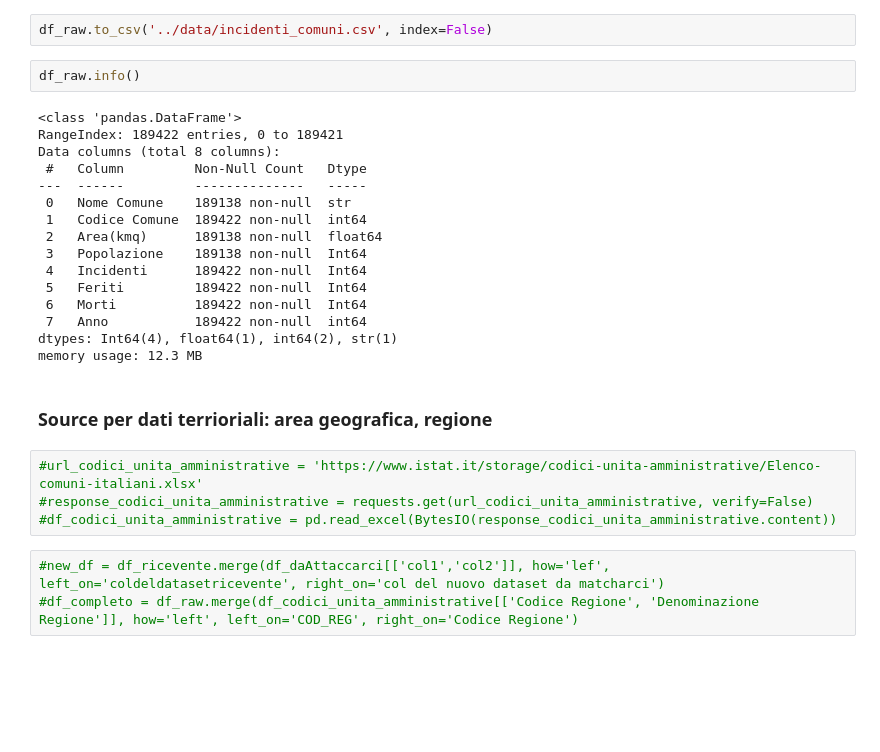
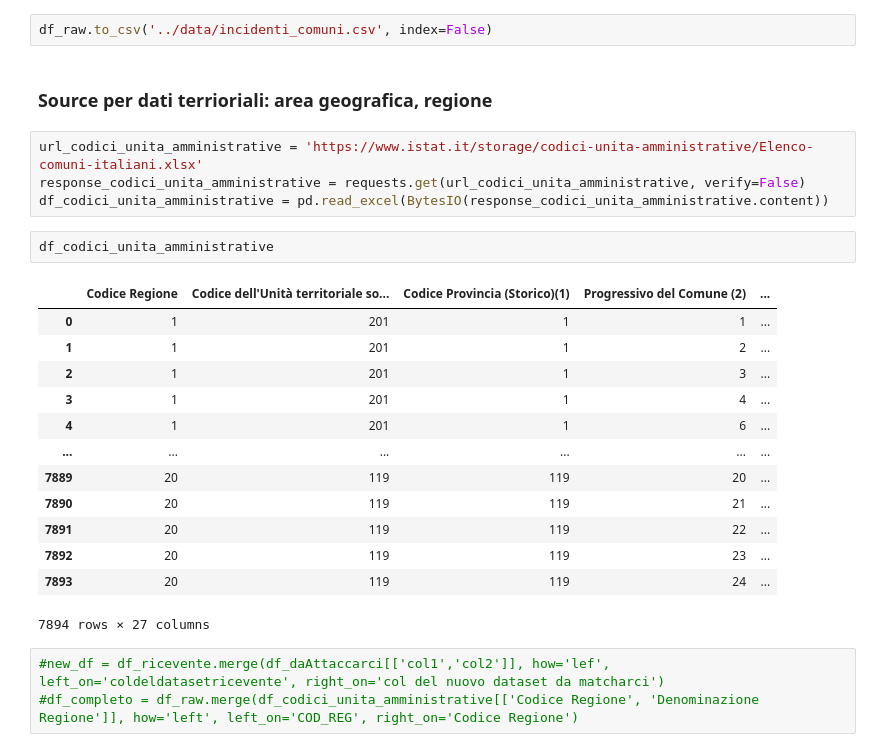
Before and after one commit to giuliocipone-lang/Boolean_capstone_project, a Jupyter notebook: sandbox/notebook1.ipynb, the cells around one changed output. Saved outputs shown, nothing was run; the diff lists cells and outputs as text; blank space fills up the shorter version.

```diff
--- a/sandbox/notebook1.ipynb
+++ b/sandbox/notebook1.ipynb
@@ -261,29 +247,27 @@ df_raw[['Popolazione','Incidenti', 'Feriti', 'Morti']] = df_raw[['Popolazione','
 # %%
 df_raw.to_csv('../data/incidenti_comuni.csv', index=False)
-# %%
-df_raw.info()
-# %% [output]
-<class 'pandas.DataFrame'>
-RangeIndex: 189422 entries, 0 to 189421
-Data columns (total 8 columns):
- #   Column         Non-Null Count   Dtype
----  ------         --------------   -----
- 0   Nome Comune    189138 non-null  str
- 1   Codice Comune  189422 non-null  int64
- 2   Area(kmq)      189138 non-null  float64
- 3   Popolazione    189138 non-null  Int64
- 4   Incidenti      189422 non-null  Int64
- 5   Feriti         189422 non-null  Int64
- 6   Morti          189422 non-null  Int64
- 7   Anno           189422 non-null  int64
-dtypes: Int64(4), float64(1), int64(2), str(1)
-memory usage: 12.3 MB
 # %% [markdown]
 ### Source per dati terrioriali: area geografica, regione
 # %%
-#url_codici_unita_amministrative = 'https://www.istat.it/storage/codici-unita-amministrative/Elenco-comuni-italiani.xlsx'
-#response_codici_unita_amministrative = requests.get(url_codici_unita_amministrative, verify=False)
-#df_codici_unita_amministrative = pd.read_excel(BytesIO(response_codici_unita_amministrative.content))
+url_codici_unita_amministrative = 'https://www.istat.it/storage/codici-unita-amministrative/Elenco-comuni-italiani.xlsx'
+response_codici_unita_amministrative = requests.get(url_codici_unita_amministrative, verify=False)
+df_codici_unita_amministrative = pd.read_excel(BytesIO(response_codici_unita_amministrative.content))
+# %%
+df_codici_unita_amministrative
+# %% [output]
+|  | Codice Regione | Codice dell'Unità territoriale so... | Codice Provincia (Storico)(1) | Progressivo del Comune (2) | ... |
+| 0 | 1 | 201 | 1 | 1 | ... |
+| 1 | 1 | 201 | 1 | 2 | ... |
+| 2 | 1 | 201 | 1 | 3 | ... |
+| 3 | 1 | 201 | 1 | 4 | ... |
+| 4 | 1 | 201 | 1 | 6 | ... |
+| ... | ... | ... | ... | ... | ... |
+| 7889 | 20 | 119 | 119 | 20 | ... |
+| 7890 | 20 | 119 | 119 | 21 | ... |
+| 7891 | 20 | 119 | 119 | 22 | ... |
+| 7892 | 20 | 119 | 119 | 23 | ... |
+| 7893 | 20 | 119 | 119 | 24 | ... |
+7894 rows × 27 columns
 # %%
 #new_df = df_ricevente.merge(df_daAttaccarci[['col1','col2']], how='lef', left_on='coldeldatasetricevente', right_on='col del nuovo dataset da matcharci')
 #df_completo = df_raw.merge(df_codici_unita_amministrative[['Codice Regione', 'Denominazione Regione']], how='left', left_on='COD_REG', right_on='Codice Regione')
```
Also changed, not shown: parts of 9 cells of this notebook, 1 other file.
